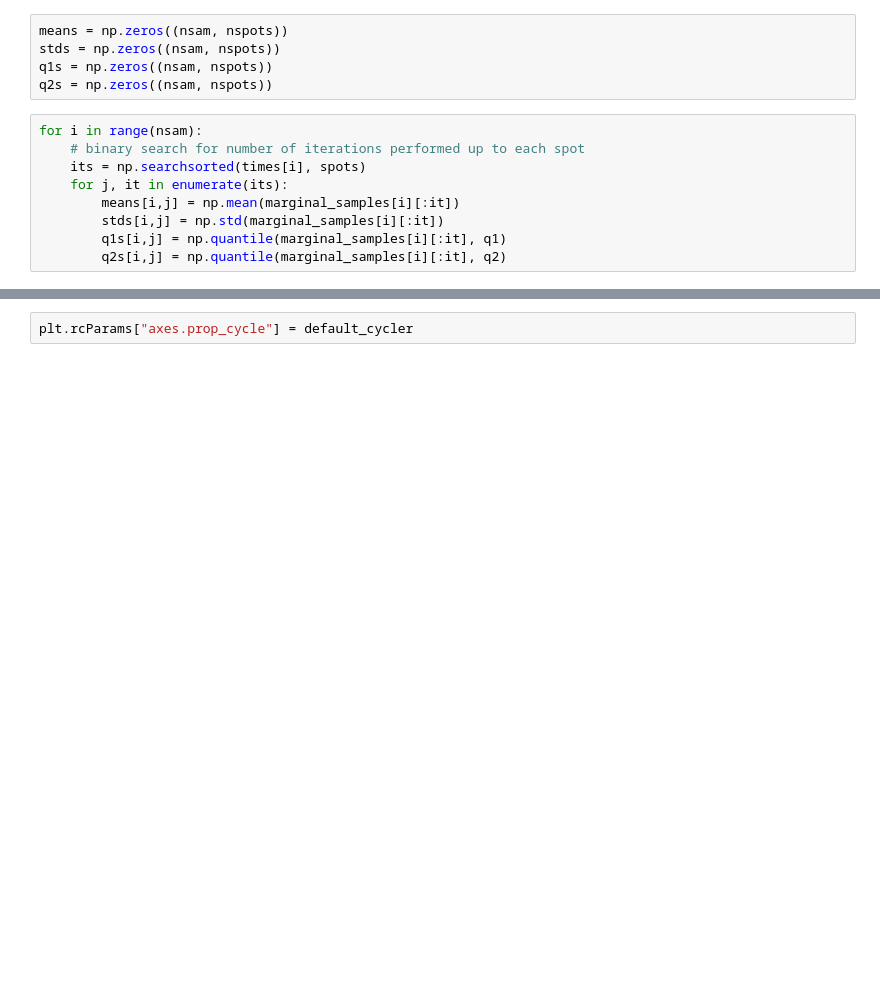
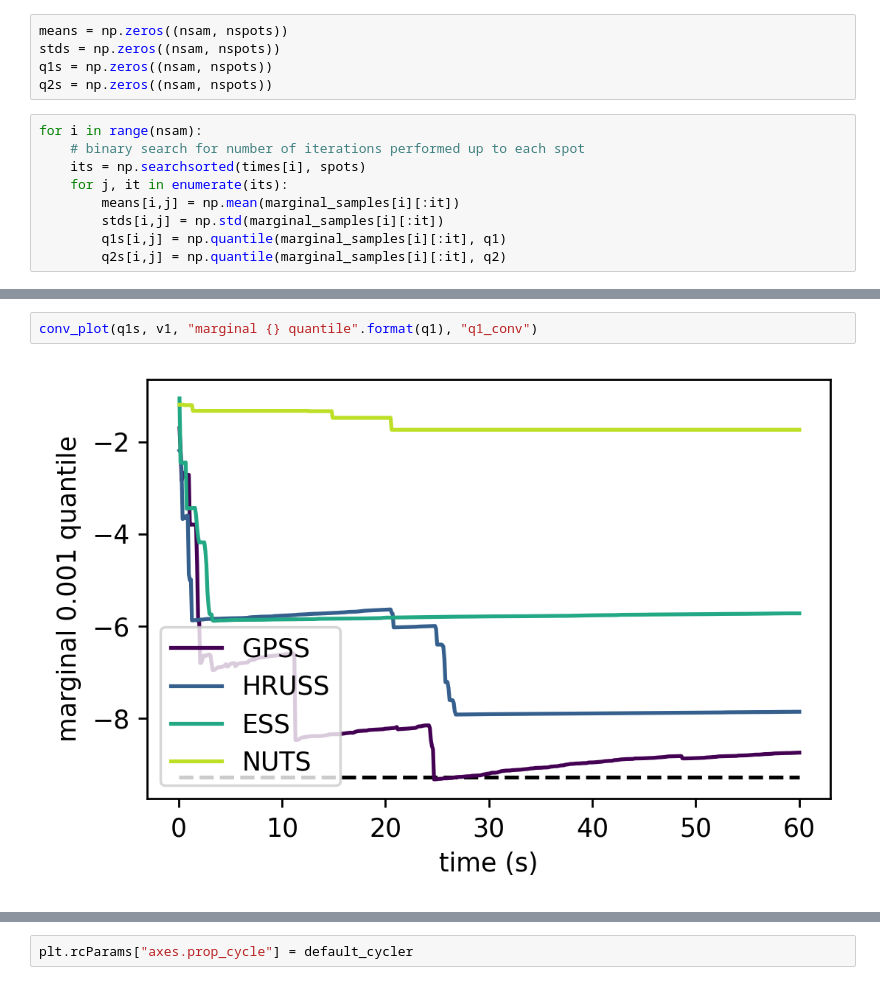
Before and after one commit to microscopic-image-analysis/Gibbsian_Polar_Slice_Sampling, a Jupyter notebook: code/Neal's_funnel.ipynb, the cells around one changed output, grey strips where cells are left out. Cells and saved outputs as stored; diff of their text form; blank space fills up the shorter version.

```diff
--- a/code/Neal's_funnel.ipynb
+++ b/code/Neal's_funnel.ipynb
@@ -187,0 +185,4 @@ plt.show()
+# %%
+conv_plot(q1s, v1, "marginal {} quantile".format(q1), "q1_conv")
+# %% [output]
+[figure, added]
```
Also changed, not shown: parts of 29 cells of this notebook, 27 other files.
